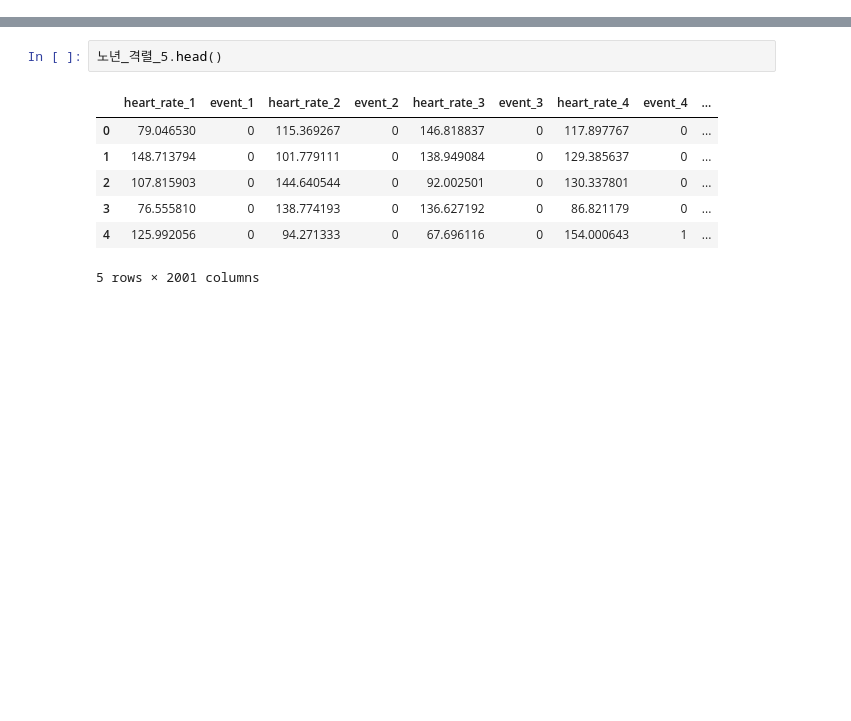
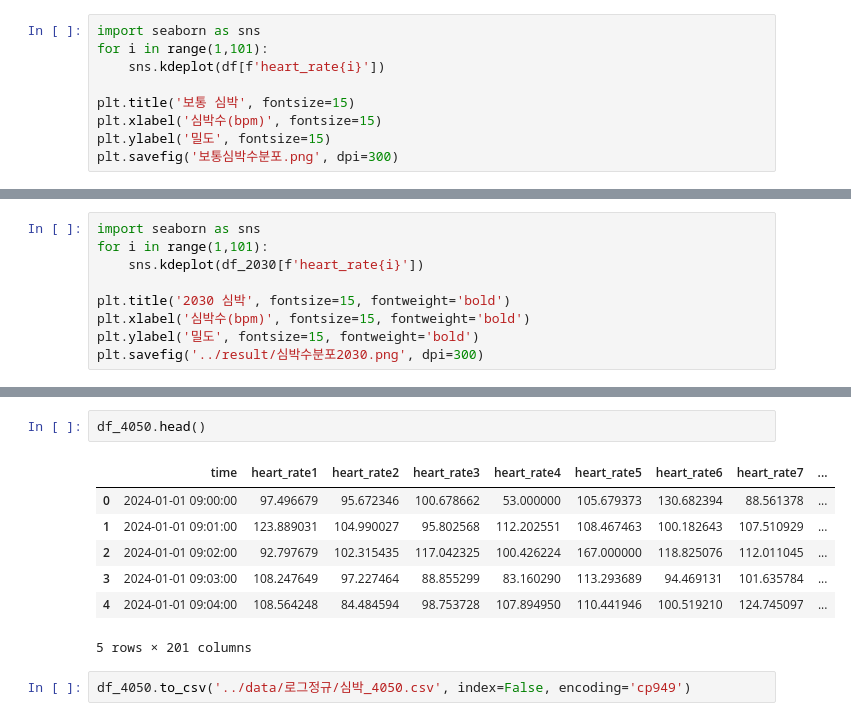
Before and after one commit to tabjun/Anomaly-Detection, a Jupyter notebook: 논문용/data/시뮬레이션 데이터 셋.ipynb, the cells around one changed output, grey strips where cells are left out. Saved outputs shown, nothing was run; the diff lists cells and outputs as text; blank space fills up the shorter version.

```diff
--- a/논문용/data/시뮬레이션 데이터 셋.ipynb
+++ b/논문용/data/시뮬레이션 데이터 셋.ipynb
@@ -40,0 +181,9 @@ final_dataset['update_time'] = time_var
+# %%
+import seaborn as sns
+for i in range(1,101):
+    sns.kdeplot(df[f'heart_rate{i}'])
+
+plt.title('보통 심박', fontsize=15)
+plt.xlabel('심박수(bpm)', fontsize=15)
+plt.ylabel('밀도', fontsize=15)
+plt.savefig('보통심박수분포.png', dpi=300)
@@ -40,0 +307,9 @@ final_dataset['update_time'] = time_var
+# %%
+import seaborn as sns
+for i in range(1,101):
+    sns.kdeplot(df_2030[f'heart_rate{i}'])
+
+plt.title('2030 심박', fontsize=15, fontweight='bold')
+plt.xlabel('심박수(bpm)', fontsize=15, fontweight='bold')
+plt.ylabel('밀도', fontsize=15, fontweight='bold')
+plt.savefig('../result/심박수분포2030.png', dpi=300)
@@ -41,10 +481,12 @@ final_dataset['update_time'] = time_var
 # %%
-노년_격렬_5.head()
+df_4050.head()
 # %% [output]
-|  | heart_rate_1 | event_1 | heart_rate_2 | event_2 | heart_rate_3 | event_3 | heart_rate_4 | event_4 | ... |
-| 0 | 79.046530 | 0 | 115.369267 | 0 | 146.818837 | 0 | 117.897767 | 0 | ... |
-| 1 | 148.713794 | 0 | 101.779111 | 0 | 138.949084 | 0 | 129.385637 | 0 | ... |
-| 2 | 107.815903 | 0 | 144.640544 | 0 | 92.002501 | 0 | 130.337801 | 0 | ... |
-| 3 | 76.555810 | 0 | 138.774193 | 0 | 136.627192 | 0 | 86.821179 | 0 | ... |
-| 4 | 125.992056 | 0 | 94.271333 | 0 | 67.696116 | 0 | 154.000643 | 1 | ... |
+|  | time | heart_rate1 | heart_rate2 | heart_rate3 | heart_rate4 | heart_rate5 | heart_rate6 | heart_rate7 | ... |
+| 0 | 2024-01-01 09:00:00 | 97.496679 | 95.672346 | 100.678662 | 53.000000 | 105.679373 | 130.682394 | 88.561378 | ... |
+| 1 | 2024-01-01 09:01:00 | 123.889031 | 104.990027 | 95.802568 | 112.202551 | 108.467463 | 100.182643 | 107.510929 | ... |
+| 2 | 2024-01-01 09:02:00 | 92.797679 | 102.315435 | 117.042325 | 100.426224 | 167.000000 | 118.825076 | 112.011045 | ... |
+| 3 | 2024-01-01 09:03:00 | 108.247649 | 97.227464 | 88.855299 | 83.160290 | 113.293689 | 94.469131 | 101.635784 | ... |
+| 4 | 2024-01-01 09:04:00 | 108.564248 | 84.484594 | 98.753728 | 107.894950 | 110.441946 | 100.519210 | 124.745097 | ... |
-5 rows × 2001 columns
+5 rows × 201 columns
+# %%
+df_4050.to_csv('../data/로그정규/심박_4050.csv', index=False, encoding='cp949')
```
Also changed, not shown: parts of 38 cells of this notebook, 1 other file.
